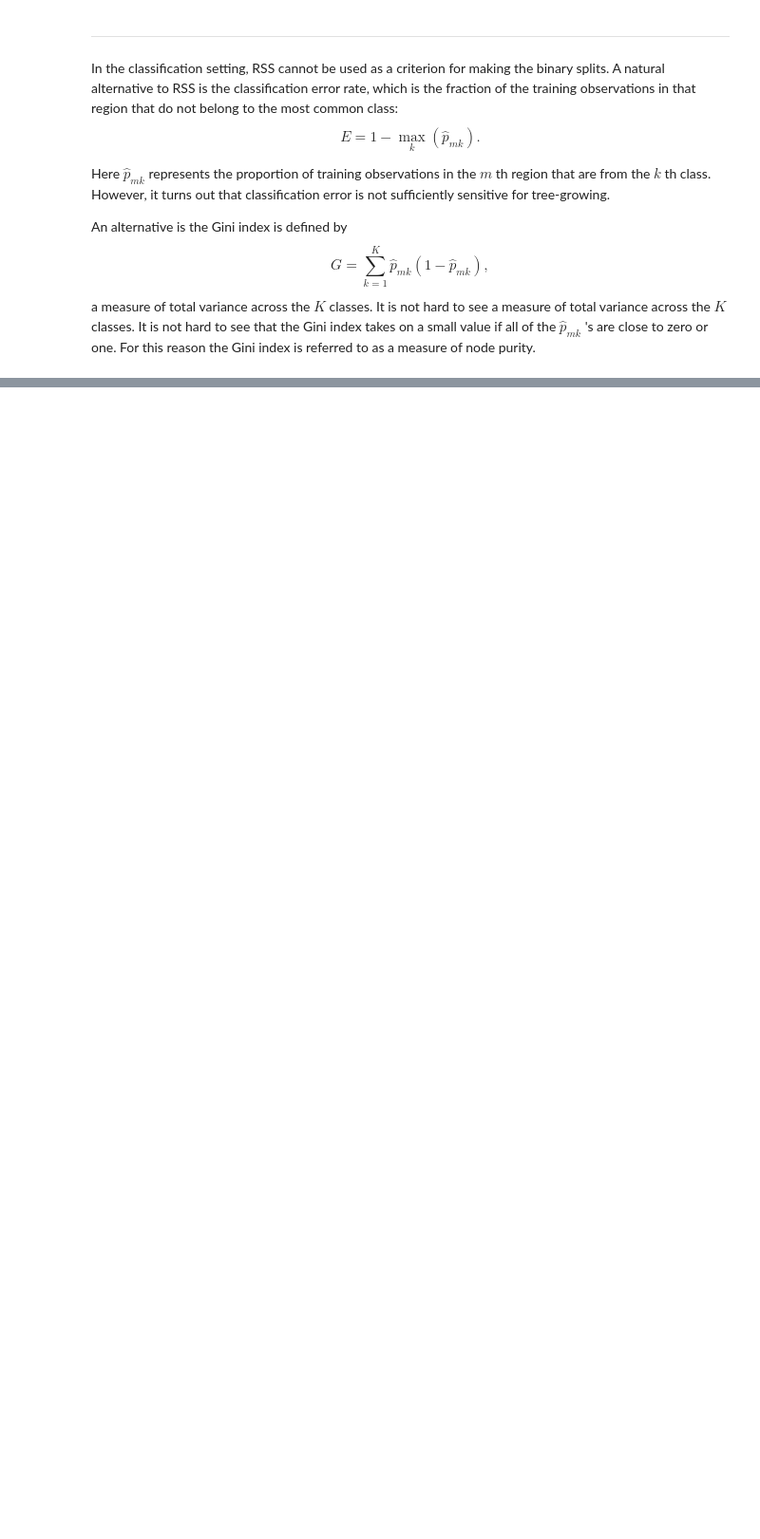
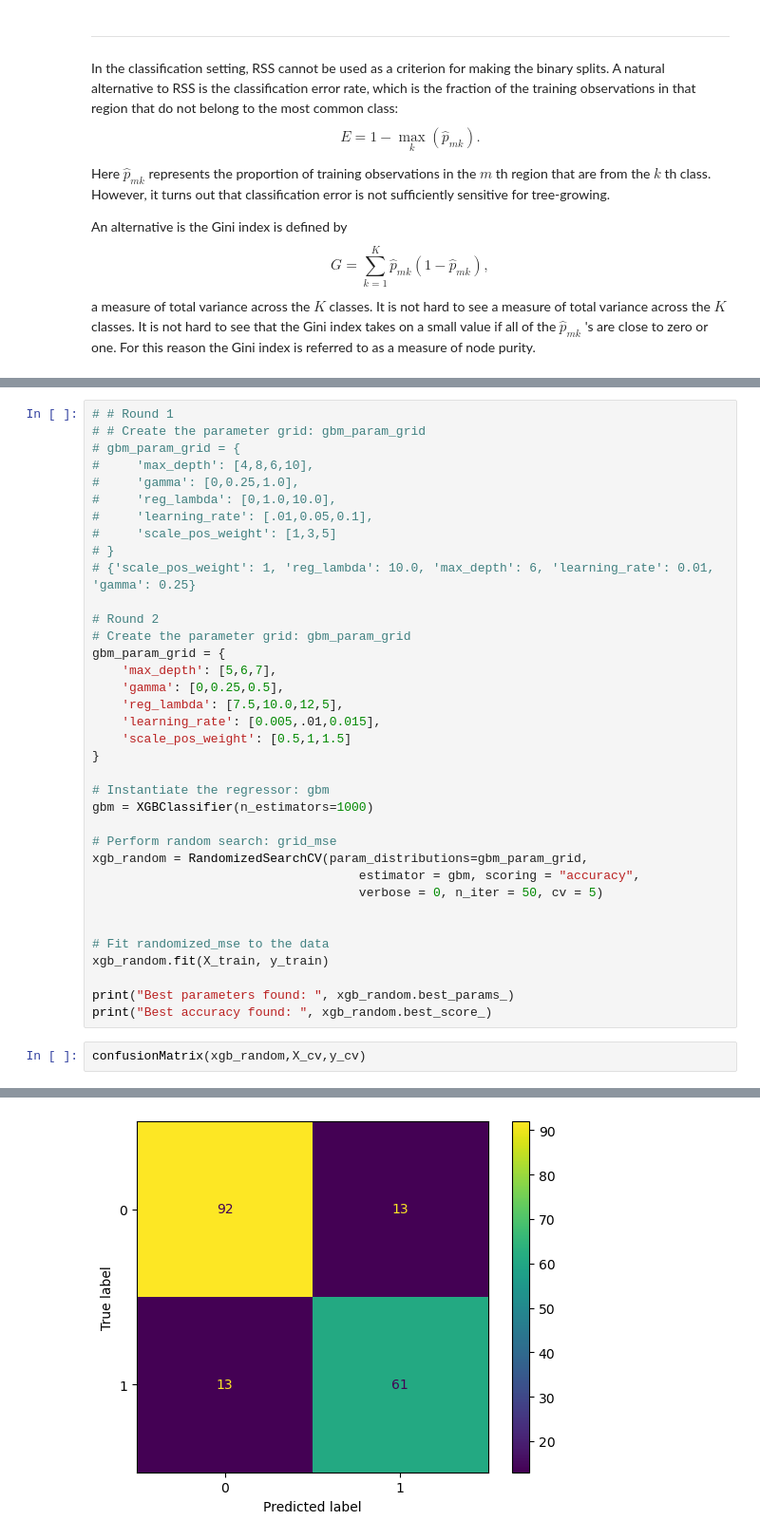
Before and after one commit to odshelley/kagglePublic, a Jupyter notebook: titanic/RFApproach.ipynb, the cells around one changed output, grey strips where cells are left out. Shown: that part at 95% size. Saved outputs shown, nothing was run; the diff lists cells and outputs as text; blank space fills up the shorter version.

```diff
--- a/titanic/RFApproach.ipynb
+++ b/titanic/RFApproach.ipynb
@@ -100,0 +247,39 @@ X_train, X_cv, y_train, y_cv = skm.train_test_split(X, y, test_size=0.3, random_
+# %%
+# # Round 1
+# # Create the parameter grid: gbm_param_grid
+# gbm_param_grid = {
+#     'max_depth': [4,8,6,10],
+#     'gamma': [0,0.25,1.0],
+#     'reg_lambda': [0,1.0,10.0],
+#     'learning_rate': [.01,0.05,0.1],
+#     'scale_pos_weight': [1,3,5]
+# }
+# {'scale_pos_weight': 1, 'reg_lambda': 10.0, 'max_depth': 6, 'learning_rate': 0.01, 'gamma': 0.25}
+
+# Round 2
+# Create the parameter grid: gbm_param_grid
+gbm_param_grid = {
+    'max_depth': [5,6,7],
+    'gamma': [0,0.25,0.5],
+    'reg_lambda': [7.5,10.0,12,5],
+    'learning_rate': [0.005,.01,0.015],
+    'scale_pos_weight': [0.5,1,1.5]
+}
+
+# Instantiate the regressor: gbm
+gbm = XGBClassifier(n_estimators=1000)
+
+# Perform random search: grid_mse
+xgb_random = RandomizedSearchCV(param_distributions=gbm_param_grid,
+                                    estimator = gbm, scoring = "accuracy",
+                                    verbose = 0, n_iter = 50, cv = 5)
+
+
+# Fit randomized_mse to the data
+xgb_random.fit(X_train, y_train)
+
+print("Best parameters found: ", xgb_random.best_params_)
+print("Best accuracy found: ", xgb_random.best_score_)
+# %%
+confusionMatrix(xgb_random,X_cv,y_cv)
+# %% [output]
@@ -100,0 +290 @@ X_train, X_cv, y_train, y_cv = skm.train_test_split(X, y, test_size=0.3, random_
+[figure, added]
```
Also changed, not shown: parts of 19 cells of this notebook, 4 other files.
